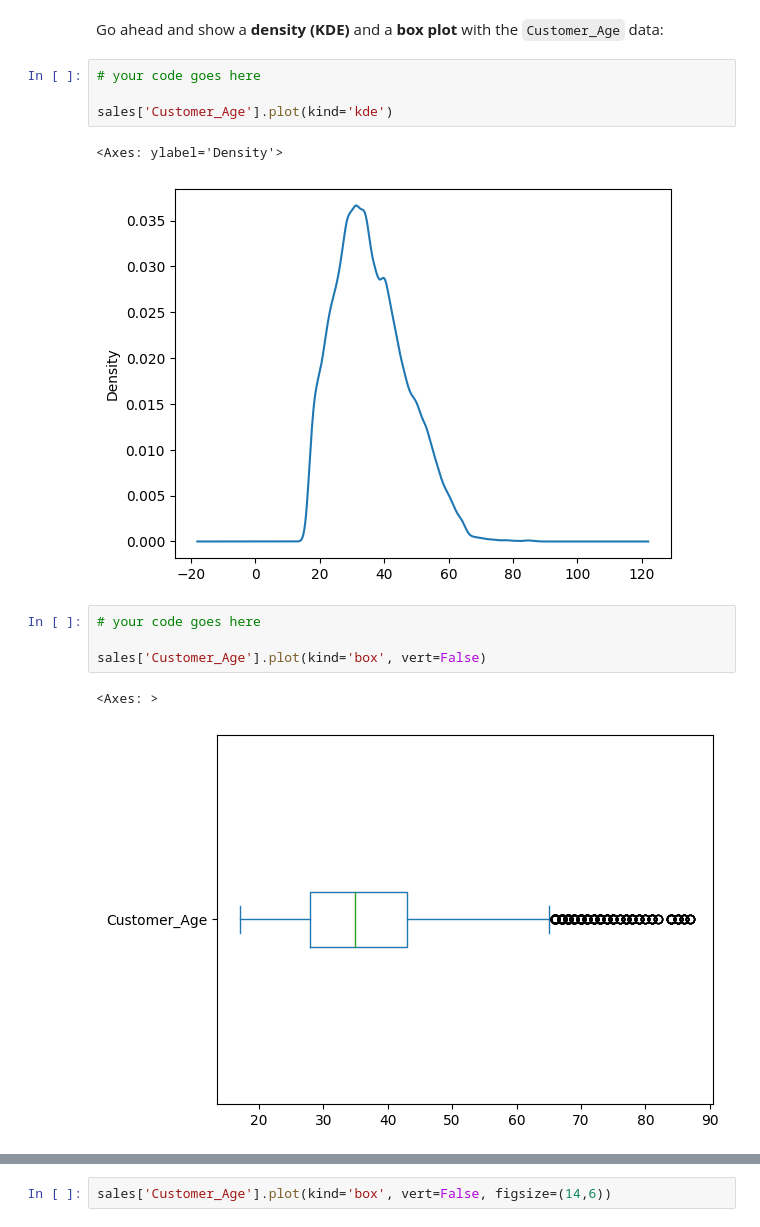
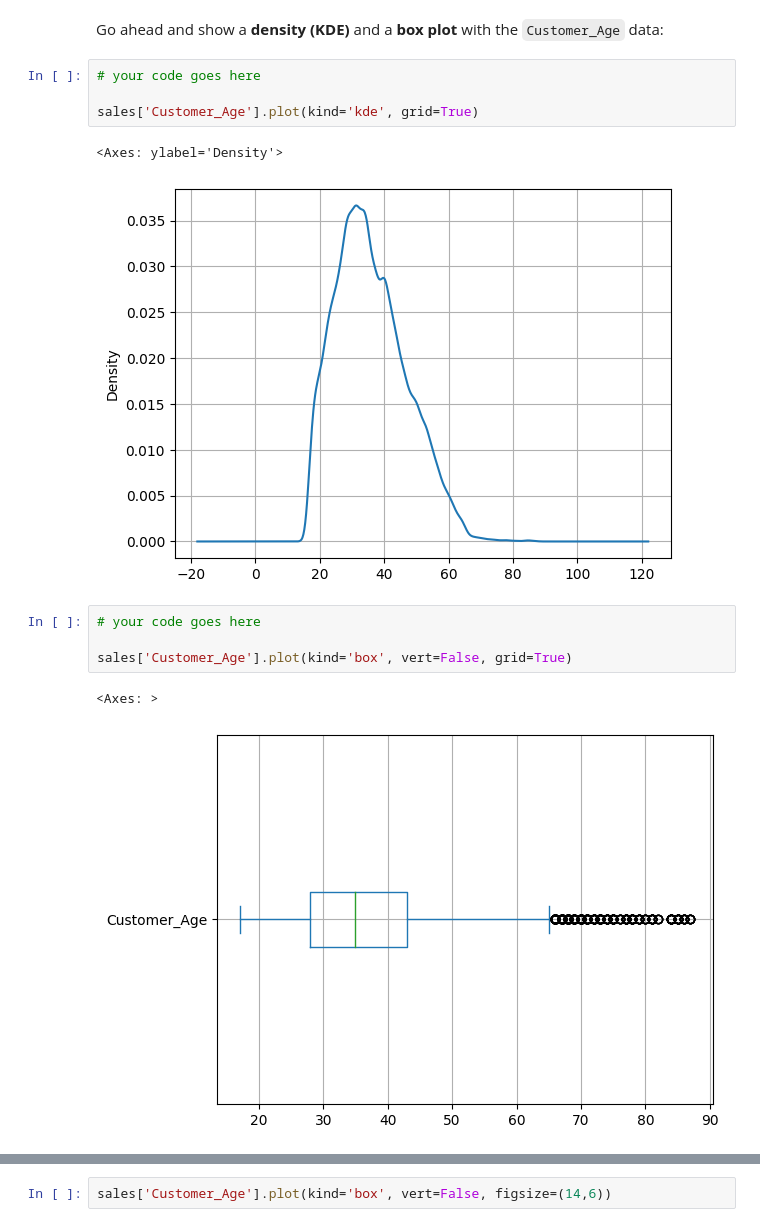
Before and after one commit to myllah/freecodecamp_data_analysis_with_python, a Jupyter notebook: 02 - Data Analysis Example A/Exercises_1.ipynb, the cells around one changed output, grey strips where cells are left out. Cells and saved outputs as stored; diff of their text form.

```diff
--- a/02 - Data Analysis Example A/Exercises_1.ipynb
+++ b/02 - Data Analysis Example A/Exercises_1.ipynb
@@ -51,16 +51,16 @@ Go ahead and show a <b>density (KDE)</b> and a <b>box plot</b> with the `Custome
 # %%
 # your code goes here
 
-sales['Customer_Age'].plot(kind='kde')
+sales['Customer_Age'].plot(kind='kde', grid=True)
 # %% [output]
 <Axes: ylabel='Density'>
-[figure, old version]
+[figure, new version]
 # %%
 # your code goes here
 
-sales['Customer_Age'].plot(kind='box', vert=False)
+sales['Customer_Age'].plot(kind='box', vert=False, grid=True)
 # %% [output]
 <Axes: >
-[figure, old version]
+[figure, new version]
 # %%
 sales['Customer_Age'].plot(kind='kde', figsize=(14,6))
```
Also changed, not shown: parts of 26 cells of this notebook.
